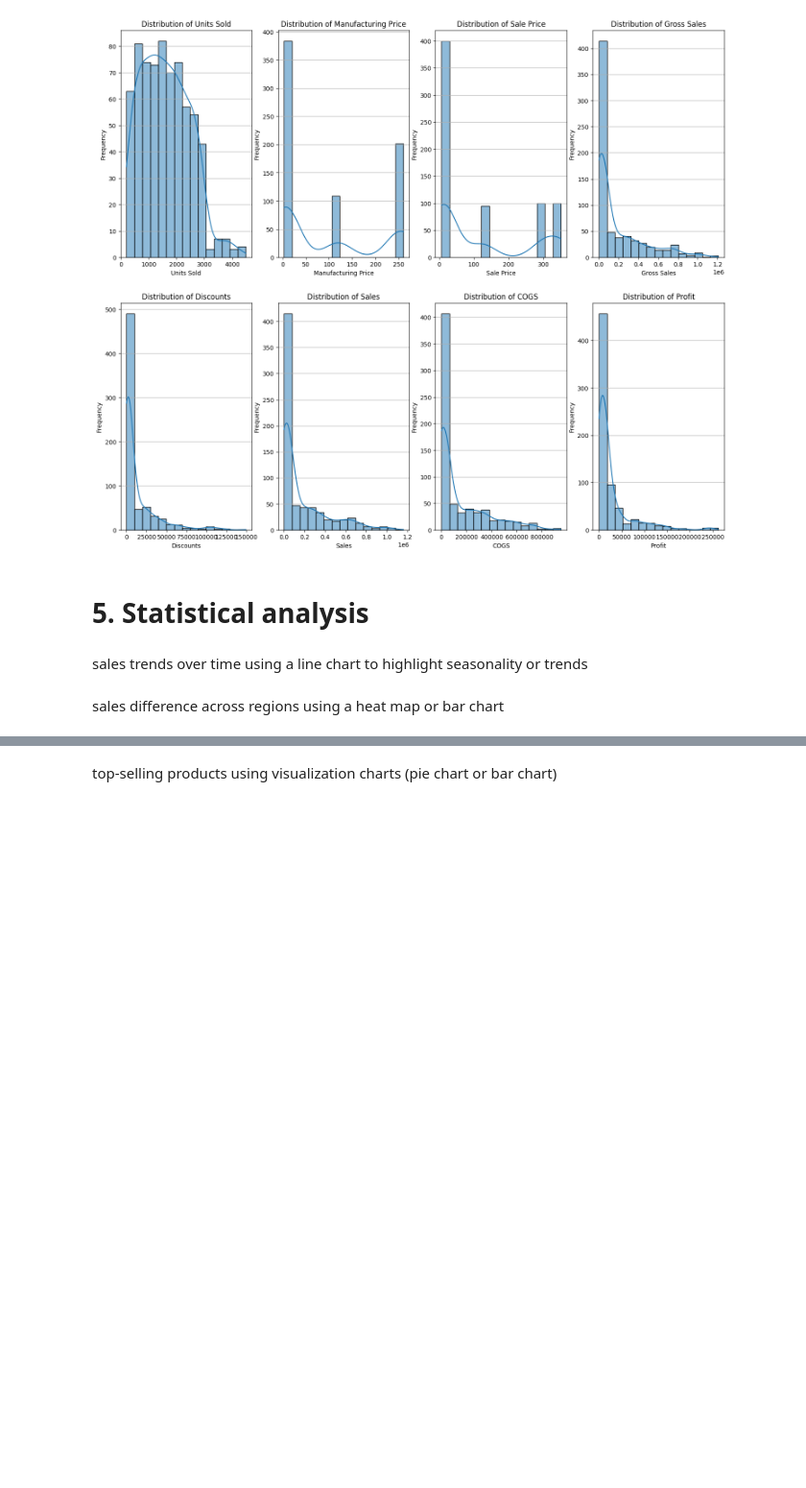
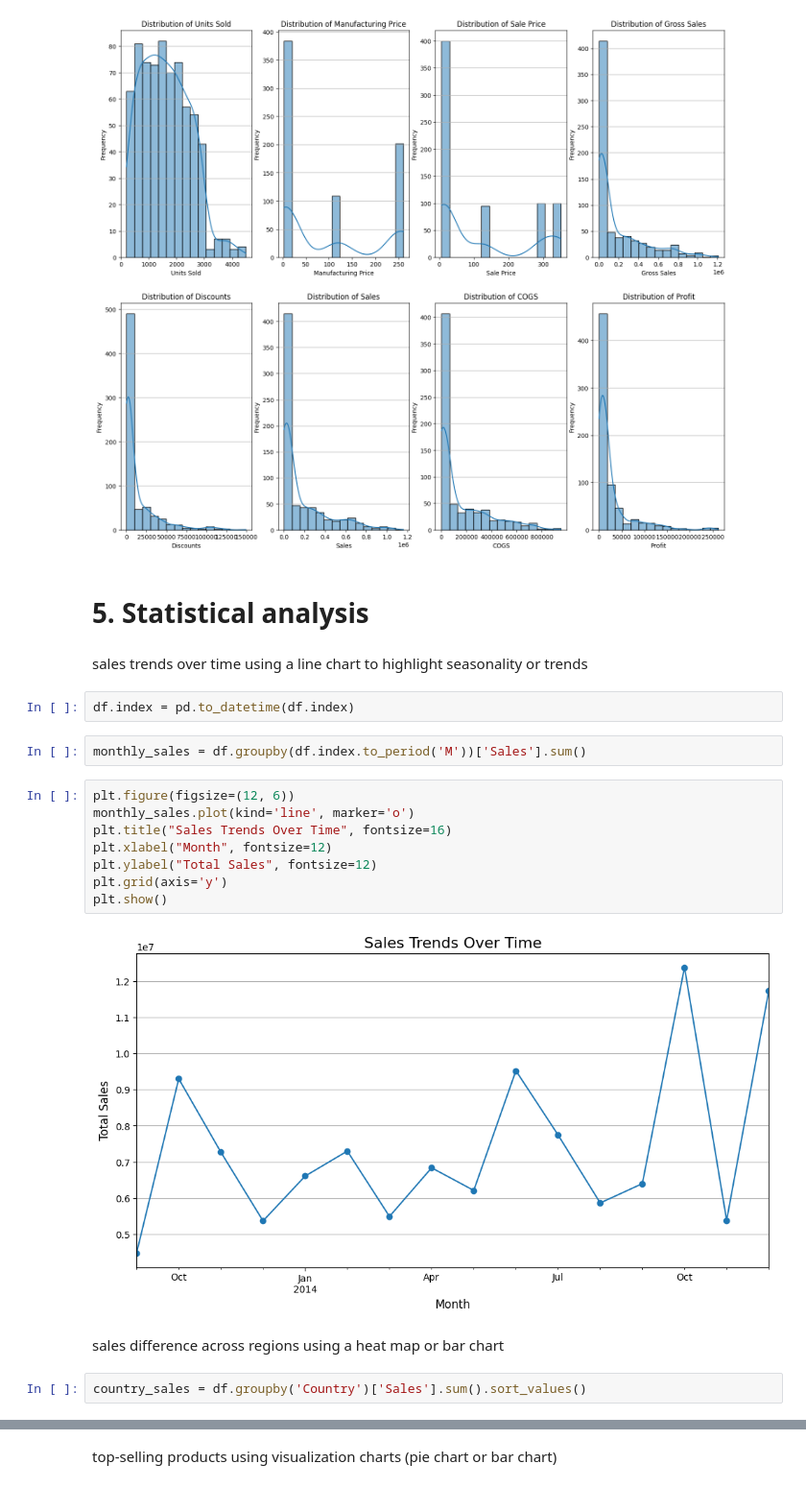
Before and after one commit to MatteoZanarini/FinalProject, a Jupyter notebook: finalProject.ipynb, the cells around one changed output, grey strips where cells are left out. Shown: that part at 96% size. Saved outputs shown, nothing was run; the diff lists cells and outputs as text; blank space fills up the shorter version.

```diff
--- a/finalProject.ipynb
+++ b/finalProject.ipynb
@@ -365,5 +367,21 @@ for i, col in enumerate(numerical_columns):
 # 5. Statistical analysis
 # %% [markdown]
 sales trends over time using a line chart to highlight seasonality or trends
+# %%
+df.index = pd.to_datetime(df.index)
+# %%
+monthly_sales = df.groupby(df.index.to_period('M'))['Sales'].sum()
+# %%
+plt.figure(figsize=(12, 6))
+monthly_sales.plot(kind='line', marker='o')
+plt.title("Sales Trends Over Time", fontsize=16)
+plt.xlabel("Month", fontsize=12)
+plt.ylabel("Total Sales", fontsize=12)
+plt.grid(axis='y')
+plt.show()
+# %% [output]
+[figure, added]
 # %% [markdown]
 sales difference across regions using a heat map or bar chart
+# %%
+country_sales = df.groupby('Country')['Sales'].sum().sort_values()
```
Also changed, not shown: parts of 17 cells of this notebook.
